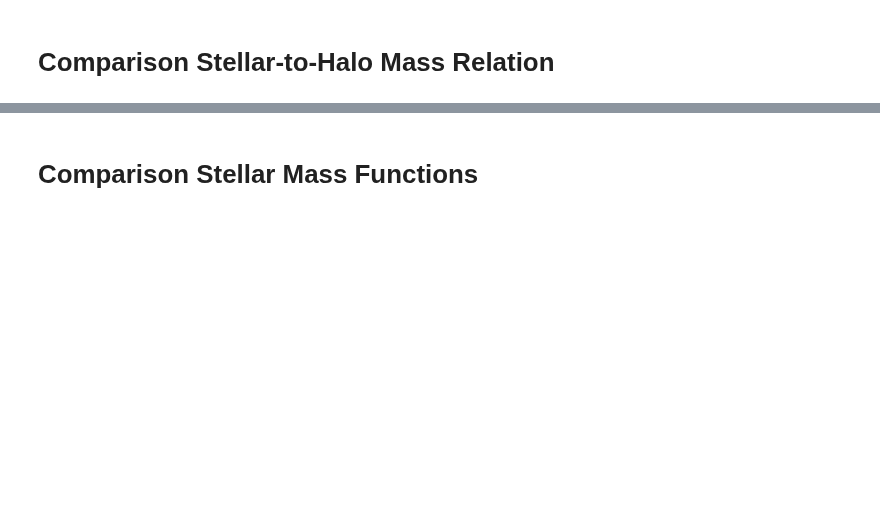
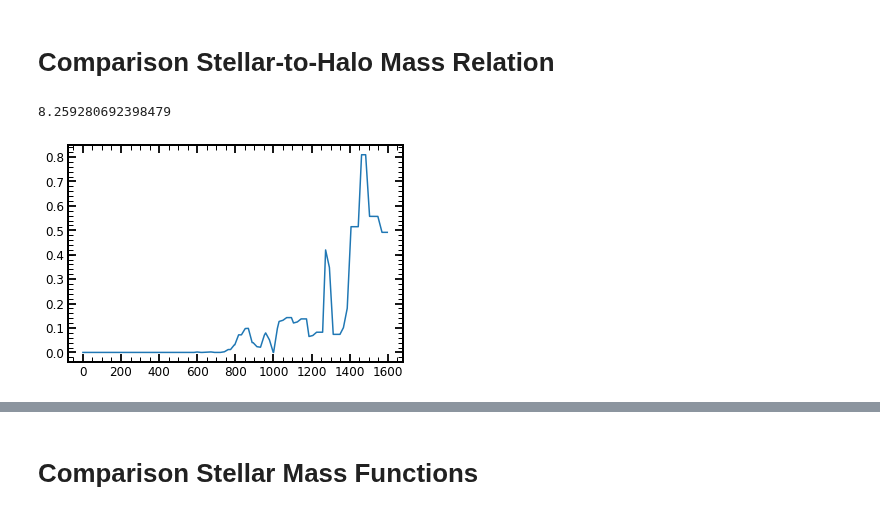
Before and after one commit to stacchella/halo_model, a Jupyter notebook: scripts/Comparison_M_Observables.ipynb, the cells around one changed output, grey strips where cells are left out. Cells and saved outputs as stored; diff of their text form; code cells hidden in the pictures; blank space fills up the shorter version.

```diff
--- a/scripts/Comparison_M_Observables.ipynb
+++ b/scripts/Comparison_M_Observables.ipynb
@@ -0,0 +3,22 @@
+# %%
+# load modules
+
+import numpy as np
+import os
+import h5py
+from scipy.optimize import fsolve
+
+import completeness
+
+import matplotlib.pyplot as plt
+plt.rcParams['mathtext.fontset'] = 'stixsans'
+plt.rcParams['font.family'] = 'sans'
+plt.rcParams['font.serif'] = 'STIXGeneral'
+# %%
+# define paths
+
+path_main = os.environ['WDIR_halo_model']
+path_figures = path_main + 'Figures/'
+path_DM_cat = path_main + 'catalogs/DM/'
+path_SP_cat_00 = path_main + 'catalogs/SP/0.0/'
+path_SP_cat_02 = path_main + 'catalogs/SP/0.2/'
@@ -6,0 +147,18 @@ np.log10(np.trapz(10**6*SFR_list, time_list)
+# %%
+SP_file_name = path_SP_cat_00 + 'SFH_z4_constant_with_L.hdf5'
+cat_SP = h5py.File(SP_file_name, 'r')
+Mh_list = cat_SP['DM/DM_M'][:]
+Ms_list = compute_M(cat_SP)
+SFR_200_list = compute_SFR(cat_SP, 200.0)
+SFR_10_list = compute_SFR(cat_SP, 10.0)
+# %%
+t = cat_SP['SFH/SFH_time'][:]
+SFR = cat_SP['SFH/SFH_SFR'][:][10000]
+print np.log10(np.trapz(SFR, t)*10**6)
+# %% [output]
+8.259280692398479
+# %%
+plt.plot(t, SFR, '-')
+plt.show()
+# %% [output]
+[figure, added]
```
Also changed, not shown: parts of 13 cells of this notebook, 2 other files.
